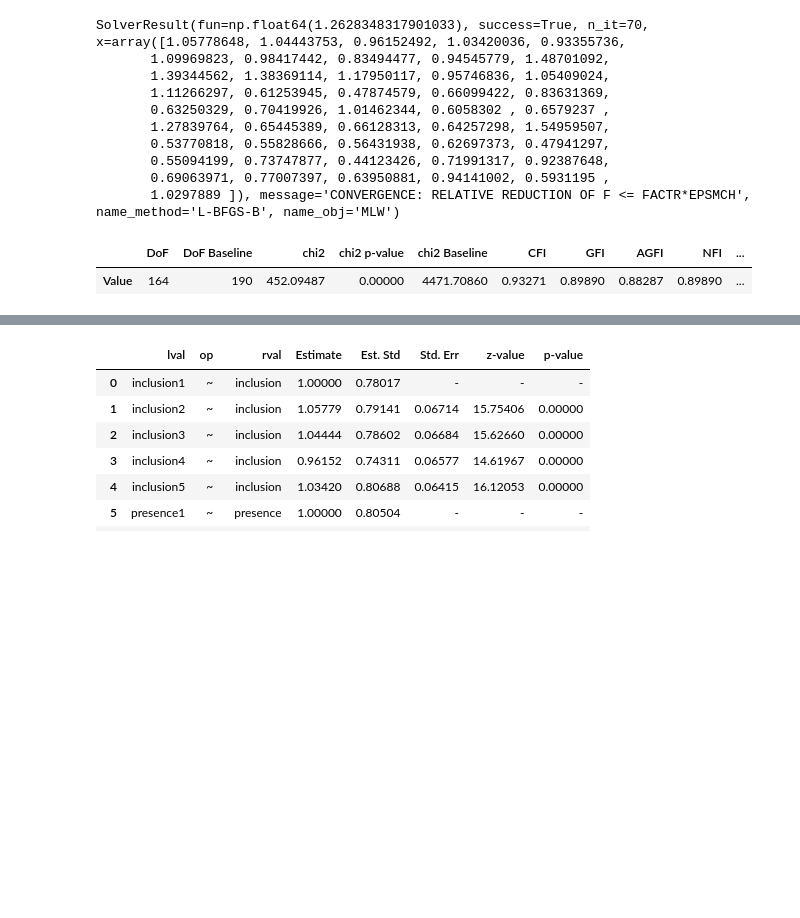
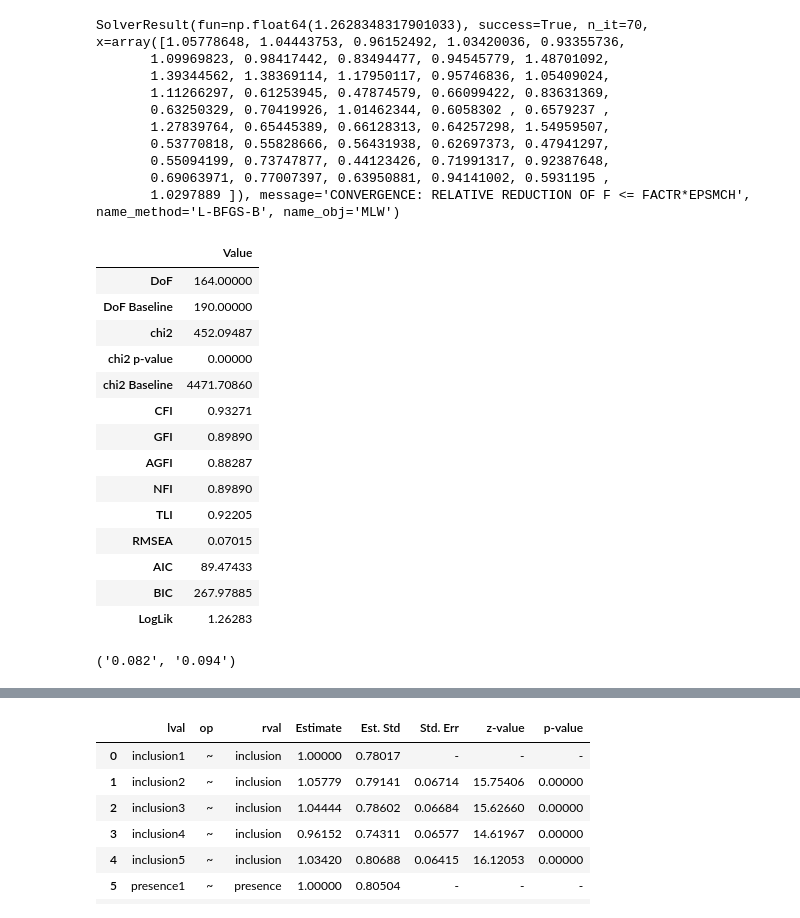
Before and after one commit to ReneeErnst/scaledev, a Jupyter notebook: notebooks/cfa/cfa_firstorder.ipynb, the cells around one changed output, grey strips where cells are left out. Saved outputs shown, nothing was run; the diff lists cells and outputs as text; code cells hidden in the pictures; blank space fills up the shorter version.

```diff
--- a/notebooks/cfa/cfa_firstorder.ipynb
+++ b/notebooks/cfa/cfa_firstorder.ipynb
@@ -56,7 +58,7 @@ model_spec = """
 """
 
 
-model = Model(model_spec)
+model = semopy.Model(model_spec)
 model.fit(df_model, solver="L-BFGS-B")
 # %% [output]
 SolverResult(fun=np.float64(1.2628348317901033), success=True, n_it=70, x=array([1.05778648, 1.04443753, 0.96152492, 1.03420036, 0.93355736,
@@ -71,10 +73,31 @@ SolverResult(fun=np.float64(1.2628348317901033), success=True, n_it=70, x=array(
        1.0297889 ]), message='CONVERGENCE: RELATIVE REDUCTION OF F <= FACTR*EPSMCH', name_method='L-BFGS-B', name_obj='MLW')
 # %%
 # Calculate fit statistics
-fit_stats = calc_stats(model)
+import semopy.tests
+
+fit_stats = semopy.calc_stats(model)
 
 # Display the fit statistics
-fit_stats
+fit_stats.T
 # %% [output]
-|  | DoF | DoF Baseline | chi2 | chi2 p-value | chi2 Baseline | CFI | GFI | AGFI | NFI | ... |
-| Value | 164 | 190 | 452.09487 | 0.00000 | 4471.70860 | 0.93271 | 0.89890 | 0.88287 | 0.89890 | ... |
+|  | Value |
+| DoF | 164.00000 |
+| DoF Baseline | 190.00000 |
+| chi2 | 452.09487 |
+| chi2 p-value | 0.00000 |
+| chi2 Baseline | 4471.70860 |
+| CFI | 0.93271 |
+| GFI | 0.89890 |
+| AGFI | 0.88287 |
+| NFI | 0.89890 |
+| TLI | 0.92205 |
+| RMSEA | 0.07015 |
+| AIC | 89.47433 |
+| BIC | 267.97885 |
+| LogLik | 1.26283 |
+# %%
+from scaledev import modeler
+
+print(modeler.rmsea_90ci(model))
+# %% [output]
+('0.082', '0.094')
```
Also changed, not shown: parts of 10 cells of this notebook, 11 other files.
